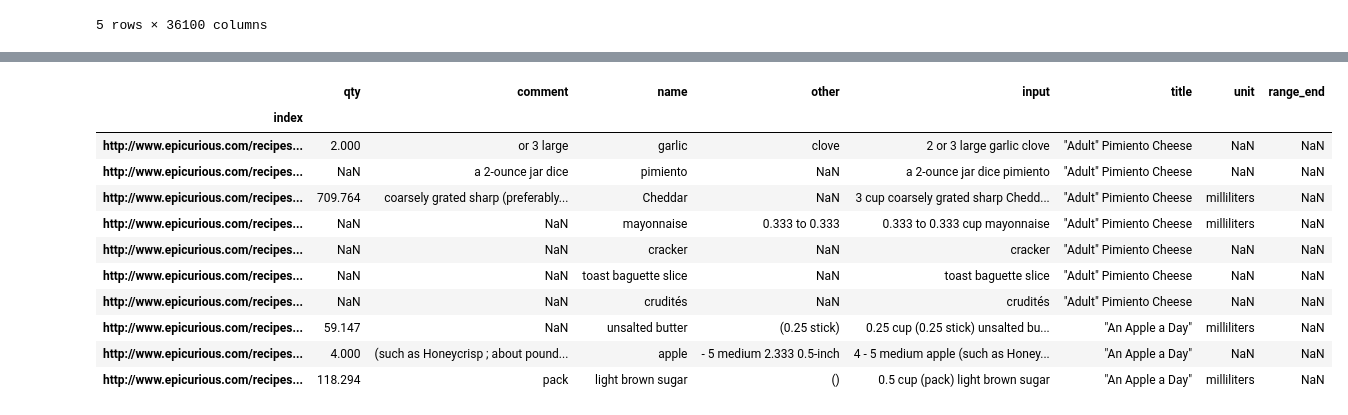
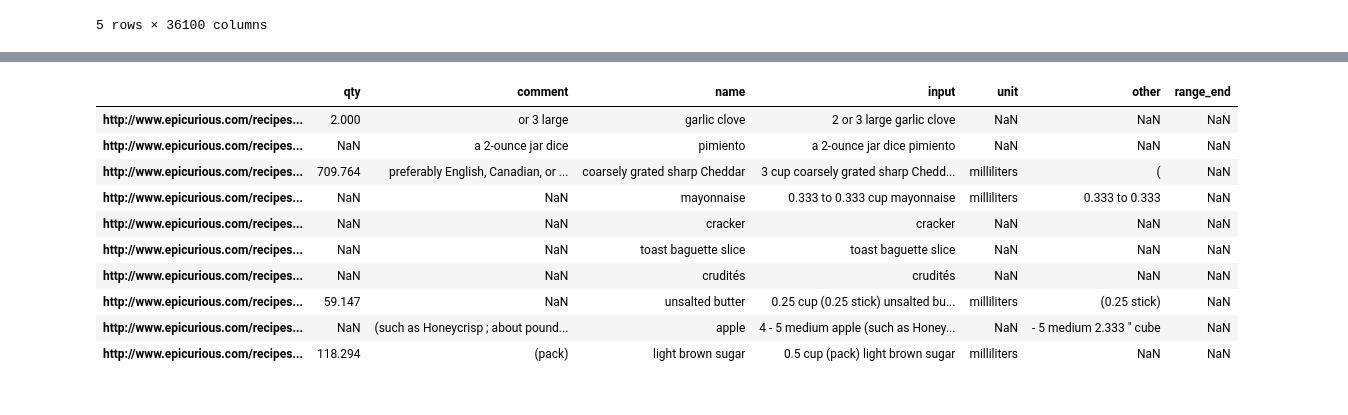
Before and after one commit to Sisyphus192/deep-dishes, a Jupyter notebook: notebooks/Parse Data.ipynb, the cells around one changed output, grey strips where cells are left out. Drawn from its saved outputs; the diff is of its cells as text; code cells hidden in the pictures.

```diff
--- a/notebooks/Parse Data.ipynb
+++ b/notebooks/Parse Data.ipynb
@@ -249,7 +255,7 @@ def smartJoin(words):
     return input
 
 
-def format_ingredient_output(tokens, tags, index, title, display=False):
+def format_ingredient_output(tokens, tags, display=False):
     """Formats the tagger output into a more convenient dictionary"""
     data = [{}]
     display = [[]]
@@ -292,12 +298,8 @@ def format_ingredient_output(tokens, tags, index, title, display=False):
     for i, v in enumerate(output):
         output[i]["input"] = smartJoin(
             [" ".join(tokens) for k, tokens in display[i]])
-    try:
-        output[-1]['index'] = index
-        output[-1]['title'] = title
-    except IndexError:
-        print(tokens, tags, index, title)
-    return output
 
-format_ingredient_output(trans_df["ingredient"].values[0], y_pred[0], '0', 'bob')
+    return output[0]
+
+format_ingredient_output(epi_ingredients["input"].values[0], epi_ingredients["predicted"].values[0])
 # %% [output]
@@ -369,0 +310,5 @@ ingredient_df.head(20)
+# %%
+parsed = epi_ingredients.apply(lambda x: format_ingredient_output(x.input, x.predicted), axis=1)
+parsed.index
+epi_ingredients = pd.DataFrame(parsed.tolist(), index=parsed.index)
+epi_ingredients.head()
@@ -379,63 +331,62 @@ def qty2Decimal(qty):
         qty = np.nan
 
     return qty
-ingredient_df["qty"] = ingredient_df["qty"].apply(lambda x: qty2Decimal(x))
+epi_ingredients["qty"] = epi_ingredients["qty"].apply(lambda x: qty2Decimal(x))
 # %%
 # Now we convert as many units as possible to metric
-ingredient_df.loc[ingredient_df.unit == "pound", "qty"] *= 453.592
-ingredient_df.loc[ingredient_df.unit == "pound", "unit"] = "grams"
+epi_ingredients.loc[epi_ingredients.unit == "pound", "qty"] *= 453.592
+epi_ingredients.loc[epi_ingredients.unit == "pound", "unit"] = "grams"
 
-ingredient_df.loc[ingredient_df.unit == "teaspoon", "qty"] *= 4.92892
-ingredient_df.loc[ingredient_df.unit == "teaspoon", "unit"] = "milliliters"
+epi_ingredients.loc[epi_ingredients.unit == "teaspoon", "qty"] *= 4.92892
+epi_ingredients.loc[epi_ingredients.unit == "teaspoon", "unit"] = "milliliters"
 
-ingredient_df.loc[ingredient_df.unit == "tablespoon", "qty"] *= 14.7868
-ingredient_df.loc[ingredient_df.unit == "tablespoon", "unit"] = "milliliters"
+epi_ingredients.loc[epi_ingredients.unit == "tablespoon", "qty"] *= 14.7868
+epi_ingredients.loc[epi_ingredients.unit == "tablespoon", "unit"] = "milliliters"
 
-ingredient_df.loc[ingredient_df.unit == "cup", "qty"] *= 236.588
-ingredient_df.loc[ingredient_df.unit == "cup", "unit"] = "milliliters"
+epi_ingredients.loc[epi_ingredients.unit == "cup", "qty"] *= 236.588
+epi_ingredients.loc[epi_ingredients.unit == "cup", "unit"] = "milliliters"
 
-ingredient_df.loc[ingredient_df.unit == "pinch", "qty"] *= 4.92892 * (1 / 16)
-ingredient_df.loc[ingredient_df.unit == "pinch", "unit"] = "milliliters"
+epi_ingredients.loc[epi_ingredients.unit == "pinch", "qty"] *= 4.92892 * (1 / 16)
+epi_ingredients.loc[epi_ingredients.unit == "pinch", "unit"] = "milliliters"
 
-ingredient_df.loc[ingredient_df.unit == "dash", "qty"] *= 4.92892 * (1 / 8)
-ingredient_df.loc[ingredient_df.unit == "dash", "unit"] = "milliliters"
+epi_ingredients.loc[epi_ingredients.unit == "dash", "qty"] *= 4.92892 * (1 / 8)
+epi_ingredients.loc[epi_ingredients.unit == "dash", "unit"] = "milliliters"
 
-ingredient_df.loc[ingredient_df.unit == "ounce", "qty"] *= 28.3495
-ingredient_df.loc[ingredient_df.unit == "ounce", "unit"] = "grams"
+epi_ingredients.loc[epi_ingredients.unit == "ounce", "qty"] *= 28.3495
+epi_ingredients.loc[epi_ingredients.unit == "ounce", "unit"] = "grams"
 
-ingredient_df.loc[ingredient_df.unit == "fluid ounce", "qty"] *= 29.5735
-ingredient_df.loc[ingredient_df.unit == "fluid ounce", "unit"] = "milliliters"
+epi_ingredients.loc[epi_ingredients.unit == "fluid ounce", "qty"] *= 29.5735
+epi_ingredients.loc[epi_ingredients.unit == "fluid ounce", "unit"] = "milliliters"
 
-ingredient_df.loc[ingredient_df.unit == "pint", "qty"] *= 473.176
-ingredient_df.loc[ingredient_df.unit == "pint", "unit"] = "milliliters"
+epi_ingredients.loc[epi_ingredients.unit == "pint", "qty"] *= 473.176
+epi_ingredients.loc[epi_ingredients.unit == "pint", "unit"] = "milliliters"
 
-ingredient_df.loc[ingredient_df.unit == "quart", "qty"] *= 946.353
-ingredient_df.loc[ingredient_df.unit == "quart", "unit"] = "milliliters"
+epi_ingredients.loc[epi_ingredients.unit == "quart", "qty"] *= 946.353
+epi_ingredients.loc[epi_ingredients.unit == "quart", "unit"] = "milliliters"
 
-ingredient_df.loc[ingredient_df.unit == "liter", "qty"] *= 1000
-ingredient_df.loc[ingredient_df.unit == "liter", "unit"] = "milliliters"
+epi_ingredients.loc[epi_ingredients.unit == "liter", "qty"] *= 1000
+epi_ingredients.loc[epi_ingredients.unit == "liter", "unit"] = "milliliters"
 
-ingredient_df.loc[ingredient_df.unit == "gallon", "qty"] *= 3785.41
-ingredient_df.loc[ingredient_df.unit == "gallon", "unit"] = "milliliters"
+epi_ingredients.loc[epi_ingredients.unit == "gallon", "qty"] *= 3785.41
+epi_ingredients.loc[epi_ingredients.unit == "gallon", "unit"] = "milliliters"
 
-ingredient_df.loc[ingredient_df.unit == "drop", "qty"] *= 0.05
-ingredient_df.loc[ingredient_df.unit == "drop", "unit"] = "milliliters"
+epi_ingredients.loc[epi_ingredients.unit == "drop", "qty"] *= 0.05
+epi_ingredients.loc[epi_ingredients.unit == "drop", "unit"] = "milliliters"
 
-ingredient_df.loc[ingredient_df.unit == "jigger", "qty"] *= 44.3603
-ingredient_df.loc[ingredient_df.unit == "jigger", "unit"] = "milliliters"
+epi_ingredients.loc[epi_ingredients.unit == "jigger", "qty"] *= 44.3603
+epi_ingredients.loc[epi_ingredients.unit == "jigger", "unit"] = "milliliters"
 
-ingredient_df.head(10)
+epi_ingredients.head(10)
 # %% [output]
-|  | qty | comment | name | other | input | title | unit | range_end |
-| index |  |  |  |  |  |  |  |  |
-| http://www.epicurious.com/recipes... | 2.000 | or 3 large | garlic | clove | 2 or 3 large garlic clove | "Adult" Pimiento Cheese | NaN | NaN |
-| http://www.epicurious.com/recipes... | NaN | a 2-ounce jar dice | pimiento | NaN | a 2-ounce jar dice pimiento | "Adult" Pimiento Cheese | NaN | NaN |
-| http://www.epicurious.com/recipes... | 709.764 | coarsely grated sharp (preferably... | Cheddar | NaN | 3 cup coarsely grated sharp Chedd... | "Adult" Pimiento Cheese | milliliters | NaN |
-| http://www.epicurious.com/recipes... | NaN | NaN | mayonnaise | 0.333 to 0.333 | 0.333 to 0.333 cup mayonnaise | "Adult" Pimiento Cheese | milliliters | NaN |
-| http://www.epicurious.com/recipes... | NaN | NaN | cracker | NaN | cracker | "Adult" Pimiento Cheese | NaN | NaN |
-| http://www.epicurious.com/recipes... | NaN | NaN | toast baguette slice | NaN | toast baguette slice | "Adult" Pimiento Cheese | NaN | NaN |
-| http://www.epicurious.com/recipes... | NaN | NaN | crudités | NaN | crudités | "Adult" Pimiento Cheese | NaN | NaN |
-| http://www.epicurious.com/recipes... | 59.147 | NaN | unsalted butter | (0.25 stick) | 0.25 cup (0.25 stick) unsalted bu... | "An Apple a Day" | milliliters | NaN |
-| http://www.epicurious.com/recipes... | 4.000 | (such as Honeycrisp ; about pound... | apple | - 5 medium 2.333 0.5-inch | 4 - 5 medium apple (such as Honey... | "An Apple a Day" | NaN | NaN |
-| http://www.epicurious.com/recipes... | 118.294 | pack | light brown sugar | () | 0.5 cup (pack) light brown sugar | "An Apple a Day" | milliliters | NaN |
+|  | qty | comment | name | input | unit | other | range_end |
+| http://www.epicurious.com/recipes... | 2.000 | or 3 large | garlic clove | 2 or 3 large garlic clove | NaN | NaN | NaN |
+| http://www.epicurious.com/recipes... | NaN | a 2-ounce jar dice | pimiento | a 2-ounce jar dice pimiento | NaN | NaN | NaN |
+| http://www.epicurious.com/recipes... | 709.764 | preferably English, Canadian, or ... | coarsely grated sharp Cheddar | 3 cup coarsely grated sharp Chedd... | milliliters | ( | NaN |
+| http://www.epicurious.com/recipes... | NaN | NaN | mayonnaise | 0.333 to 0.333 cup mayonnaise | milliliters | 0.333 to 0.333 | NaN |
+| http://www.epicurious.com/recipes... | NaN | NaN | cracker | cracker | NaN | NaN | NaN |
+| http://www.epicurious.com/recipes... | NaN | NaN | toast baguette slice | toast baguette slice | NaN | NaN | NaN |
+| http://www.epicurious.com/recipes... | NaN | NaN | crudités | crudités | NaN | NaN | NaN |
+| http://www.epicurious.com/recipes... | 59.147 | NaN | unsalted butter | 0.25 cup (0.25 stick) unsalted bu... | milliliters | (0.25 stick) | NaN |
+| http://www.epicurious.com/recipes... | NaN | (such as Honeycrisp ; about pound... | apple | 4 - 5 medium apple (such as Honey... | NaN | - 5 medium 2.333 " cube | NaN |
+| http://www.epicurious.com/recipes... | 118.294 | (pack) | light brown sugar | 0.5 cup (pack) light brown sugar | milliliters | NaN | NaN |
 # %%
```
Also changed, not shown: parts of 35 cells of this notebook, 5 other files.
